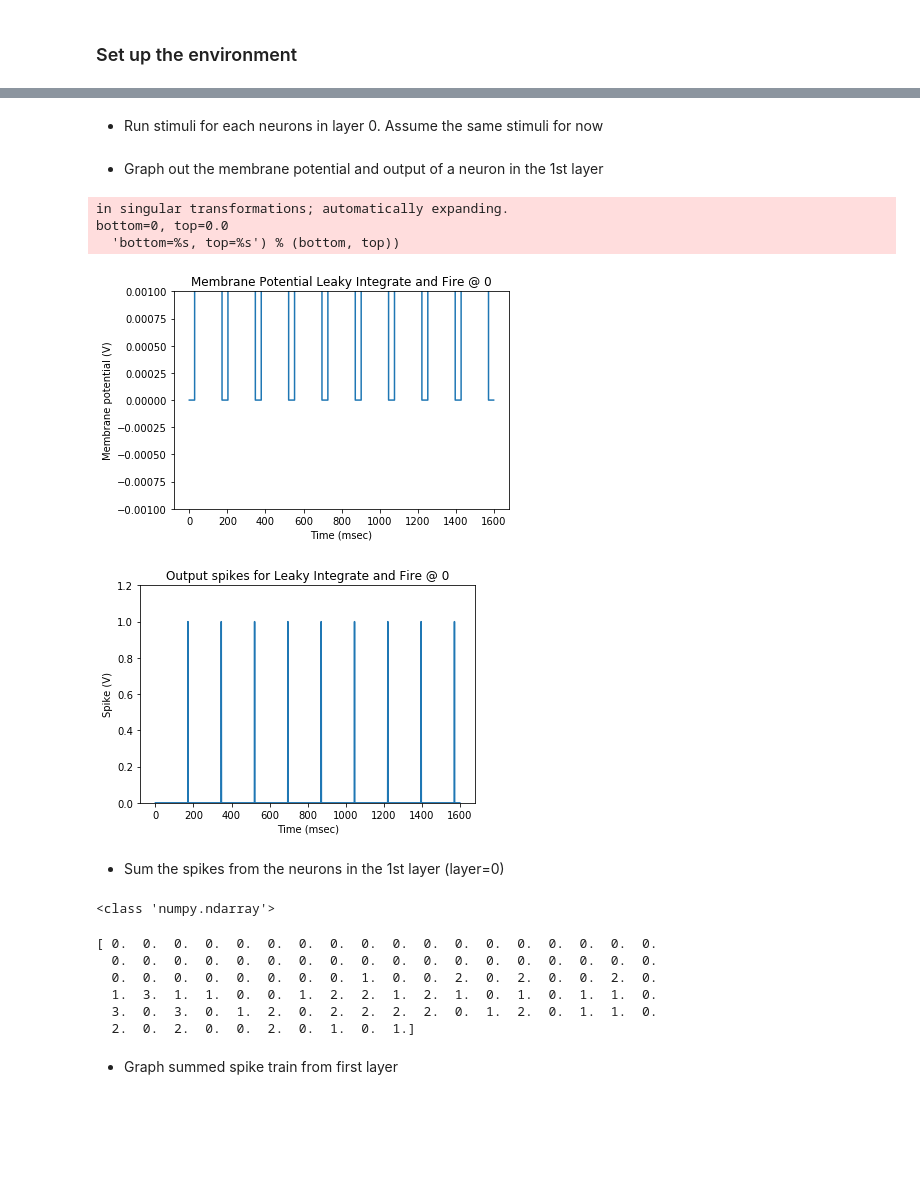
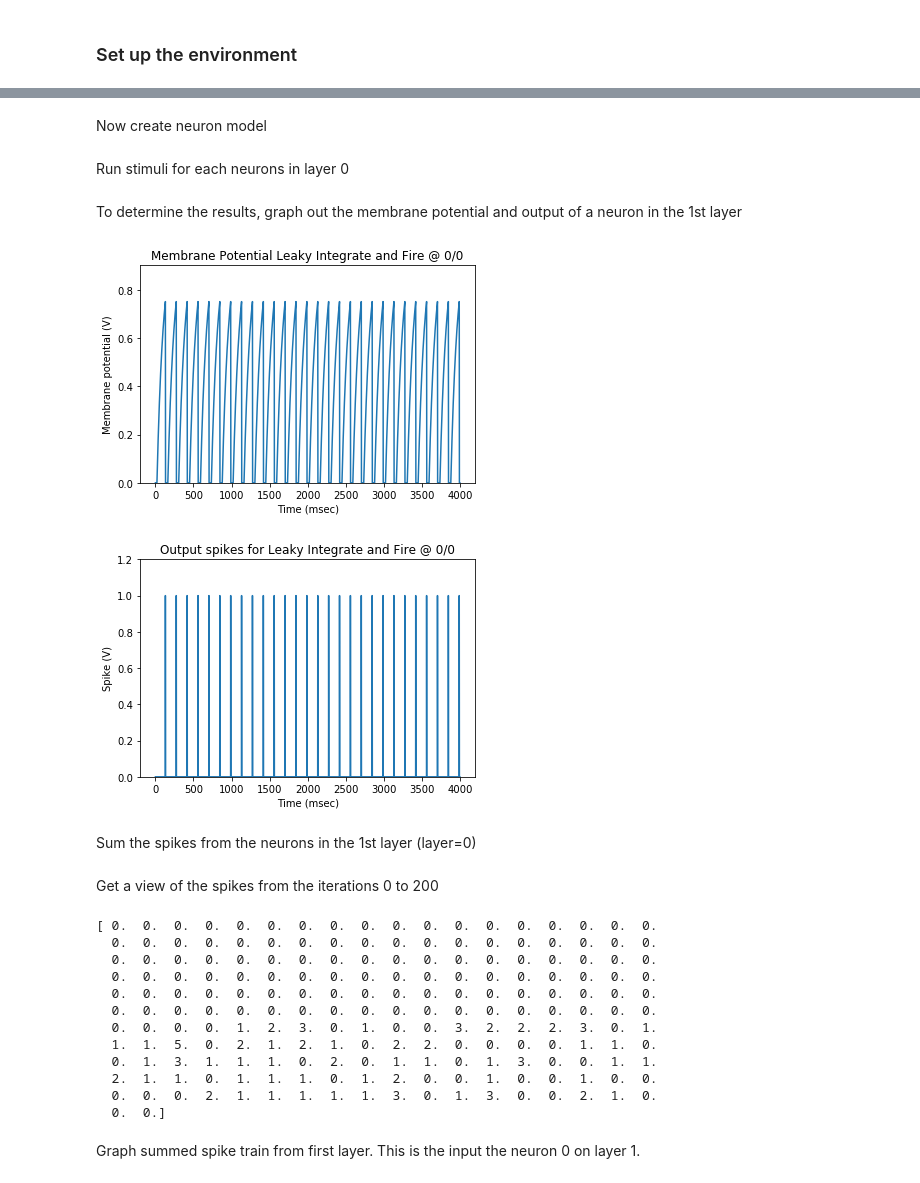
Before and after one commit to markstrefford/Spiking-Neural-Network, a Jupyter notebook: SNN_0.ipynb, the cells around one changed output, grey strips where cells are left out. Saved outputs shown, nothing was run; the diff lists cells and outputs as text; code cells hidden in the pictures; blank space fills up the shorter version.

```diff
--- a/SNN_0.ipynb
+++ b/SNN_0.ipynb
@@ -20,0 +24,9 @@ duration = 50        # Length of each time period (ms)
+# %%
+T         = 50    # total time to sumulate (msec)
+dt        = 0.0125 # Simulation timestep
+time      = int(T / dt)
+inpt      = 1.0   # Neuron input voltage
+neuron_input=np.full((time),inpt)
+
+num_layers = 2
+num_neurons = 100
@@ -25,11 +41,12 @@ def plot_neuron_behaviour(time, data, neuron_type, neuron_id, y_title):
     plt.title('{} @ {}'.format(neuron_type, neuron_id))
     plt.ylabel(y_title)
     plt.xlabel('Time (msec)')
+    # Graph to the data with some headroom...
     y_min = 0
-    y_max = int(max(data))*1.2]
-    if y_max = 0:
+    y_max = max(data)*1.2
+    if y_max == 0:
         y_max = 1
-    plt.ylim([y_min,y_max)
+    plt.ylim([y_min,y_max])
     plt.show()
 # %%
 def plot_membrane_potential(time, Vm, neuron_type, neuron_id = 0):
@@ -46,5 +69,5 @@ Based on http://neurdon.wpengine.com/2011/01/19/neural-modeling-with-python-part
 # %%
-class Neuron():
+class LIFNeuron():
     def __init__(self, debug=True):
         # Simulation config (may not all be needed!!)
         self.dt       = 0.125       # simulation time step
@@ -66,7 +89,7 @@ class Neuron():
         self.type     = 'Leaky Integrate and Fire'
         self.debug    = debug
         if self.debug:
-            print ('Neuron(): Created {} neuron starting at time {}'.format(self.type, self.t))
+            print ('LIFNeuron(): Created {} neuron starting at time {}'.format(self.type, self.t))
 
     def spike_generator(self, neuron_input):
         # Create local arrays for this run
@@ -83,7 +106,7 @@ class Neuron():
         Vm[-1] = self.Vm[-1]
 
         if self.debug:
-            print ('Neuron.spike_generator.initial_state(input={}, duration={}, initial Vm={}, t={})'
+            print ('LIFNeuron.spike_generator.initial_state(input={}, duration={}, initial Vm={}, t={})'
                .format(neuron_input, duration, Vm[-1], self.t))
 
         for i in range(duration):
@@ -101,7 +124,7 @@ class Neuron():
                     spikes[i] += self.V_spike
                     self.t_rest = self.t + self.tau_ref
                     if self.debug:
-                        print ('*** Neuron.spike_generator.spike=(self.t_rest={}, self.t={}, self.tau_ref={})'
+                        print ('*** LIFNeuron.spike_generator.spike=(self.t_rest={}, self.t={}, self.tau_ref={})'
                            .format(self.t_rest, self.t, self.tau_ref))
 
             self.t += self.dt
@@ -112,7 +135,7 @@ class Neuron():
         self.time = np.append(self.time, time)
 
         if self.debug:
-            print ('Neuron.spike_generator.exit_state(Vm={} at iteration i={}, time={})'
+            print ('LIFNeuron.spike_generator.exit_state(Vm={} at iteration i={}, time={})'
                    .format(self.Vm, i, self.t))
 
         #return time, Vm, output
@@ -136,6 +151,6 @@ def create_neurons(num_layers, num_neurons, debug=True):
             print ('create_neurons(): Creating layer {}'.format(layer))
         neuron_layer = []
         for count in range(num_neurons):
-            neuron_layer.append(Neuron(debug=debug))
+            neuron_layer.append(LIFNeuron(debug=debug))
         neurons.append(neuron_layer)
     return neurons
@@ -144 +157,3 @@ def create_neurons(num_layers, num_neurons, debug=True):
+# %% [markdown]
+Now create neuron model
 # %%
@@ -148,5 +161,5 @@ neurons = create_neurons(num_layers, num_neurons, debug=False)    # 2 rows of 10
 # %% [markdown]
-* Run stimuli for each neurons in layer 0. Assume the same stimuli for now
+Run stimuli for each neurons in layer 0
 # %%
 stimulus_len = len(neuron_input)
 layer = 0
@@ -157,38 +169,39 @@ for neuron in range(num_neurons):
     stimulus[offset:stimulus_len] = neuron_input[0:stimulus_len - offset]
     neurons[layer][neuron].spike_generator(stimulus)
 # %% [markdown]
-* Graph out the membrane potential and output of a neuron in the 1st layer
+To determine the results, graph out the membrane potential and output of a neuron in the 1st layer
 # %%
-plot_membrane_potential(neurons[0][0].time, neurons[0][0].Vm, 'Membrane Potential {}'.format(neurons[0][0].type), neuron_id = "0")
-plot_spikes(neurons[0][0].time, neurons[0][0].spikes, 'Output spikes for {}'.format(neurons[0][0].type), neuron_id = "0")
+plot_membrane_potential(neurons[0][0].time, neurons[0][0].Vm, 'Membrane Potential {}'.format(neurons[0][0].type), neuron_id = "0/0")
+plot_spikes(neurons[0][0].time, neurons[0][0].spikes, 'Output spikes for {}'.format(neurons[0][0].type), neuron_id = "0/0")
 # %% [output]
-in singular transformations; automatically expanding.
-bottom=0, top=0.0
-  'bottom=%s, top=%s') % (bottom, top))
-[figure, old version]
+[figure, new version]
-[figure, old version]
+[figure, new version]
 # %% [markdown]
-* Sum the spikes from the neurons in the 1st layer (layer=0)
+Sum the spikes from the neurons in the 1st layer (layer=0)
-# %%
-print (type(neurons[0][0].spikes))
-# %% [output]
-<class 'numpy.ndarray'>
 # %%
 layer = 0
 layer_spikes = np.zeros_like(neurons[layer][0].spikes)
 for i in range(num_neurons):
     layer_spikes += neurons[layer][i].spikes
+# %% [markdown]
+Get a view of the spikes from the iterations 0 to 200
 # %%
-print (layer_spikes[100:200])
+print (layer_spikes[0:200])
 # %% [output]
 [ 0.  0.  0.  0.  0.  0.  0.  0.  0.  0.  0.  0.  0.  0.  0.  0.  0.  0.
   0.  0.  0.  0.  0.  0.  0.  0.  0.  0.  0.  0.  0.  0.  0.  0.  0.  0.
-  0.  0.  0.  0.  0.  0.  0.  0.  1.  0.  0.  2.  0.  2.  0.  0.  2.  0.
-  1.  3.  1.  1.  0.  0.  1.  2.  2.  1.  2.  1.  0.  1.  0.  1.  1.  0.
-  3.  0.  3.  0.  1.  2.  0.  2.  2.  2.  2.  0.  1.  2.  0.  1.  1.  0.
-  2.  0.  2.  0.  0.  2.  0.  1.  0.  1.]
+  0.  0.  0.  0.  0.  0.  0.  0.  0.  0.  0.  0.  0.  0.  0.  0.  0.  0.
+  0.  0.  0.  0.  0.  0.  0.  0.  0.  0.  0.  0.  0.  0.  0.  0.  0.  0.
+  0.  0.  0.  0.  0.  0.  0.  0.  0.  0.  0.  0.  0.  0.  0.  0.  0.  0.
+  0.  0.  0.  0.  0.  0.  0.  0.  0.  0.  0.  0.  0.  0.  0.  0.  0.  0.
+  0.  0.  0.  0.  1.  2.  3.  0.  1.  0.  0.  3.  2.  2.  2.  3.  0.  1.
+  1.  1.  5.  0.  2.  1.  2.  1.  0.  2.  2.  0.  0.  0.  0.  1.  1.  0.
+  0.  1.  3.  1.  1.  1.  0.  2.  0.  1.  1.  0.  1.  3.  0.  0.  1.  1.
+  2.  1.  1.  0.  1.  1.  1.  0.  1.  2.  0.  0.  1.  0.  0.  1.  0.  0.
+  0.  0.  0.  2.  1.  1.  1.  1.  1.  3.  0.  1.  3.  0.  0.  2.  1.  0.
+  0.  0.]
 # %% [markdown]
-* Graph summed spike train from first layer
+Graph summed spike train from first layer. This is the input the neuron 0 on layer 1.
 # %%
 plot_spikes(neurons[0][0].time, layer_spikes, 'Output spikes for layer {}'.format(layer))
 # %% [output]
```
Also changed, not shown: parts of 22 cells of this notebook.
